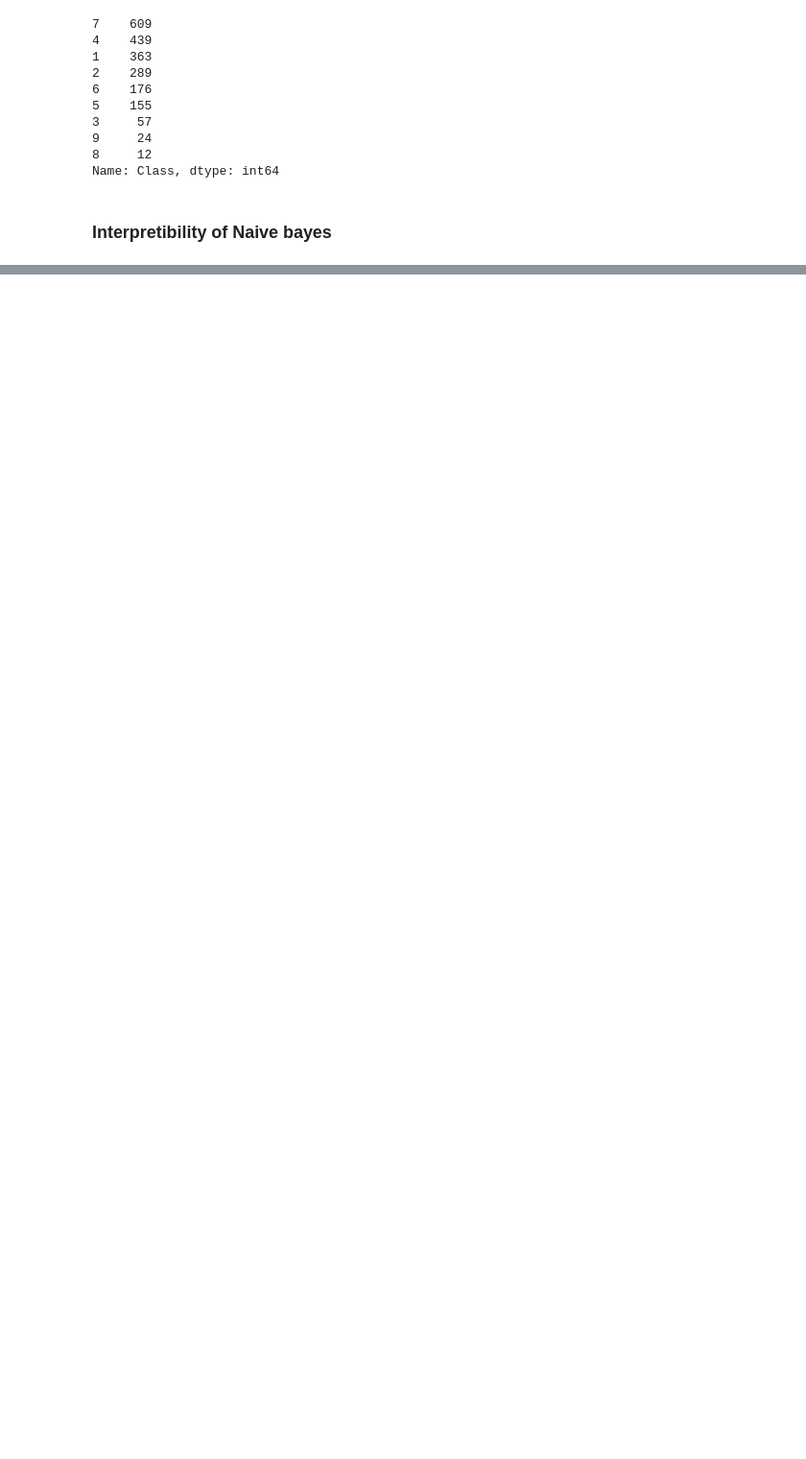
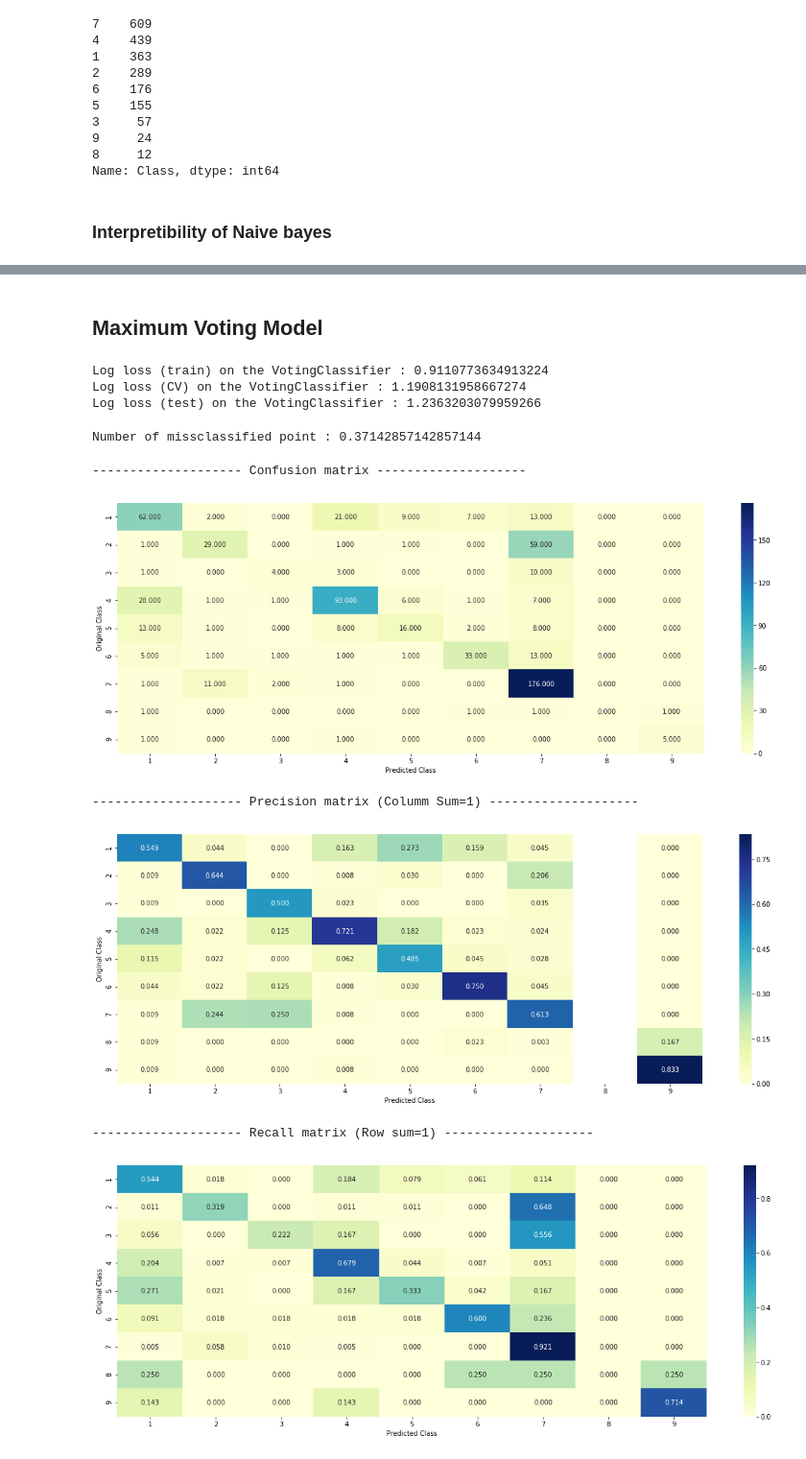
Before and after one commit to Akshaychikara/Personalized-Medicine-Redefining-Cancer-Treatment, a Jupyter notebook: MSK-CancerClassifierAutomation.ipynb, the cells around one changed output, grey strips where cells are left out. Shown at 96% size. Saved outputs shown, nothing was run; the diff lists cells and outputs as text; code cells hidden in the pictures; blank space fills up the shorter version.

```diff
--- a/MSK-CancerClassifierAutomation.ipynb
+++ b/MSK-CancerClassifierAutomation.ipynb
@@ -1221,0 +1417,13 @@ Out of the top  100  features  54 are present in query point
+# %%
+best_alpha = np.argmin(cv_log_error_array)
+clf = RandomForestClassifier(n_estimators=alpha[int(best_alpha/2)], criterion='gini', max_depth=max_depth[int(best_alpha%2)], random_state=42, n_jobs=-1)
+clf.fit(train_x_onehotCoding, train_y)
+sig_clf = CalibratedClassifierCV(clf, method="sigmoid")
+sig_clf.fit(train_x_onehotCoding, train_y)
+
+train_y_predicted = sig_clf.predict_proba(train_x_onehotCoding)
+print('For values of best estimator = ', alpha[int(best_alpha/2)], "The train log loss is:",log_loss(y_train, train_y_predicted, labels=clf.classes_, eps=1e-15))
+cv_y_predicted = sig_clf.predict_proba(cv_x_onehotCoding)
+print('For values of best estimator = ', alpha[int(best_alpha/2)], "The cross validation log loss is:",log_loss(y_cv, cv_y_predicted, labels=clf.classes_, eps=1e-15))
+test_y_predicted = sig_clf.predict_proba(test_x_onehotCoding)
+print('For values of best estimator = ', alpha[int(best_alpha/2)], "The test log loss is:",log_loss(y_test, test_y_predicted, labels=clf.classes_, eps=1e-15))
@@ -1221,0 +1505,36 @@ Out of the top  100  features  54 are present in query point
+# %%
+clf1 = SGDClassifier(alpha=0.001, penalty='l2', loss='log', class_weight='balanced', random_state=0)
+clf1.fit(train_x_onehotCoding, train_y)
+sig_clf1 = CalibratedClassifierCV(clf1, method="sigmoid")
+
+clf2 = SGDClassifier(alpha=1, penalty='l2', loss='hinge', class_weight='balanced', random_state=0)
+clf2.fit(train_x_onehotCoding, train_y)
+sig_clf2 = CalibratedClassifierCV(clf2, method="sigmoid")
+
+
+clf3 = MultinomialNB(alpha=0.001)
+clf3.fit(train_x_onehotCoding, train_y)
+sig_clf3 = CalibratedClassifierCV(clf3, method="sigmoid")
+# %% [markdown]
+## Maximum Voting Model
+# %%
+#Refer:http://scikit-learn.org/stable/modules/generated/sklearn.ensemble.VotingClassifier.html
+from sklearn.ensemble import VotingClassifier
+vclf = VotingClassifier(estimators=[('lr', sig_clf1), ('svc', sig_clf2), ('rf', sig_clf3)], voting='soft')
+vclf.fit(train_x_onehotCoding, train_y)
+print("Log loss (train) on the VotingClassifier :", log_loss(train_y, vclf.predict_proba(train_x_onehotCoding)))
+print("Log loss (CV) on the VotingClassifier :", log_loss(cv_y, vclf.predict_proba(cv_x_onehotCoding)))
+print("Log loss (test) on the VotingClassifier :", log_loss(test_y, vclf.predict_proba(test_x_onehotCoding)))
+print("Number of missclassified point :", np.count_nonzero((vclf.predict(test_x_onehotCoding)- test_y))/test_y.shape[0])
+plot_confusion_matrix(test_y=test_y, predict_y=vclf.predict(test_x_onehotCoding))
+# %% [output]
+Log loss (train) on the VotingClassifier : 0.9110773634913224
+Log loss (CV) on the VotingClassifier : 1.1908131958667274
+Log loss (test) on the VotingClassifier : 1.2363203079959266
+Number of missclassified point : 0.37142857142857144
+-------------------- Confusion matrix --------------------
+[figure, added]
+-------------------- Precision matrix (Columm Sum=1) --------------------
+[figure, added]
+-------------------- Recall matrix (Row sum=1) --------------------
+[figure, added]
```
Also changed, not shown: parts of 56 cells of this notebook.
